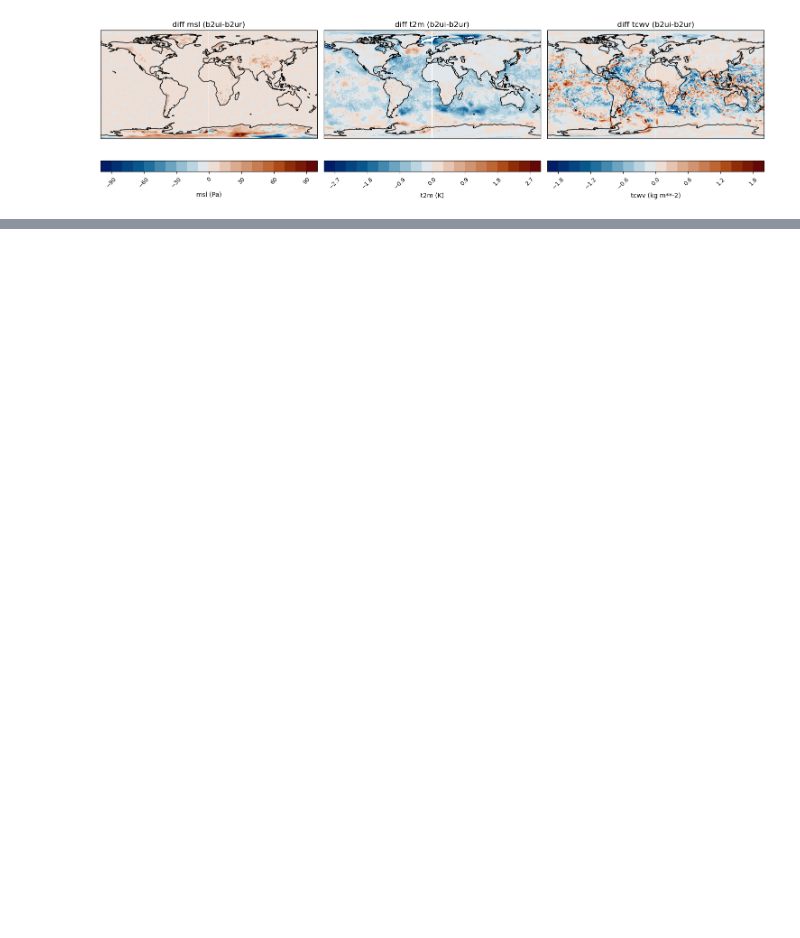
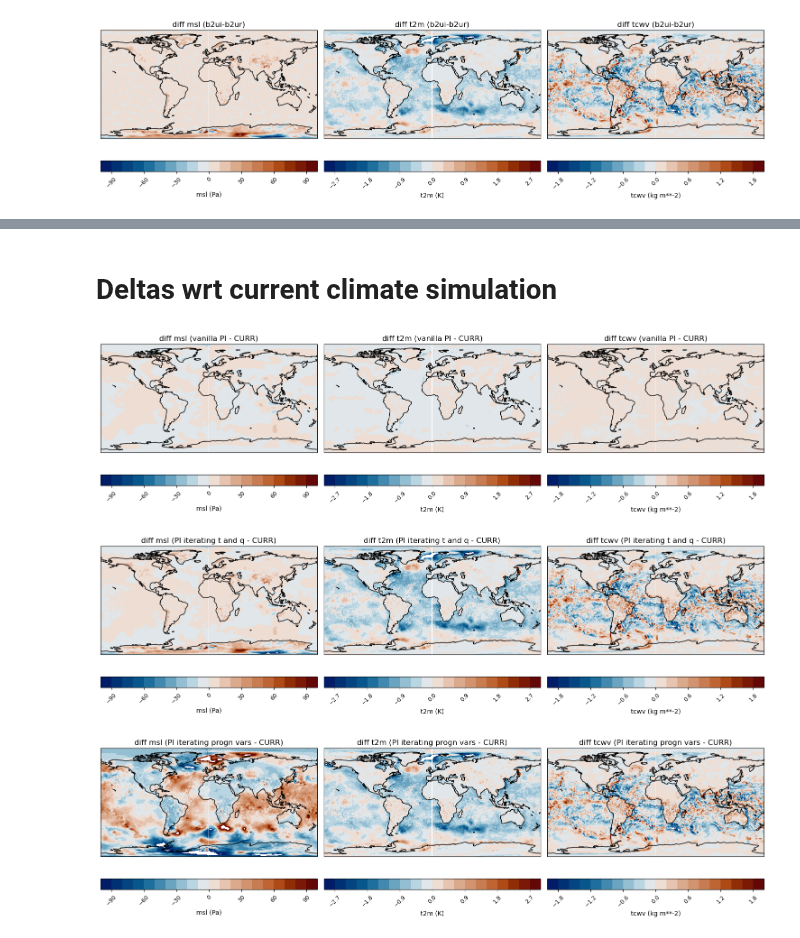
Before and after one commit to shirin-ermis/ATMICP, a Jupyter notebook: notebooks/05_eunice_iter_tests.ipynb, the cells around one changed output, grey strips where cells are left out. Cells and saved outputs as stored; diff of their text form; code cells hidden in the pictures; blank space fills up the shorter version.

```diff
--- a/notebooks/05_eunice_iter_tests.ipynb
+++ b/notebooks/05_eunice_iter_tests.ipynb
@@ -146,0 +143,41 @@ plt.show()
+# %% [markdown]
+# Deltas wrt current climate simulation
+# %%
+colourbars = {'t2m': cm.batlow, 'tcwv': cm.davos_r, 'msl': cm.bam}
+cbar_lims = {'t2m': 3, 'tcwv': 2, 'msl': 100}
+
+labels = {'vanilla_pi': 'vanilla PI - CURR',
+          'q_and_t': 'PI iterating t and q - CURR',
+          'prognostic_vars': 'PI iterating progn vars - CURR'}
+
+for ind, (name, cf) in enumerate([
+    ("vanilla_pi", vanilla_pi),
+    ("q_and_t", q_and_t),
+    ("prognostic_vars", prognostic_vars),
+]): # loop over counterfactuals
+    fig = plt.figure(figsize=(15, 10))
+
+    for v, var in enumerate(['msl', 't2m', 'tcwv'], start=1):
+        ax = plt.subplot(1,3,v, projection=ccrs.PlateCarree())
+
+        contf = ax.contourf(
+            q_and_t['longitude'],
+            q_and_t['latitude'],
+            (cf-normal)[var].sel(time='2022-02-11T00:00:00').mean(dim='number'),
+                cmap=cm.vik,
+                # levels=21, vmin=-cbar_lims[var], vmax=cbar_lims[var],
+                levels=np.linspace(-cbar_lims[var], cbar_lims[var], 21))
+
+        # colorbar etc
+        cbar = plt.colorbar(contf, ax=ax, orientation='horizontal', pad=0.05)
+        cbar.set_label(rf'{var} ({q_and_t[var].units})')
+        cbar.ax.tick_params(labelrotation=45, labelsize=9)
+        ax.set_title(f'diff {var} ({labels[name]})')
+        ax.coastlines()
+
+    plt.tight_layout()
+    plt.show()
+# %% [output]
+[figure, added]
+[figure, added]
+[figure, added]
```
Also changed, not shown: parts of 2 cells of this notebook.
